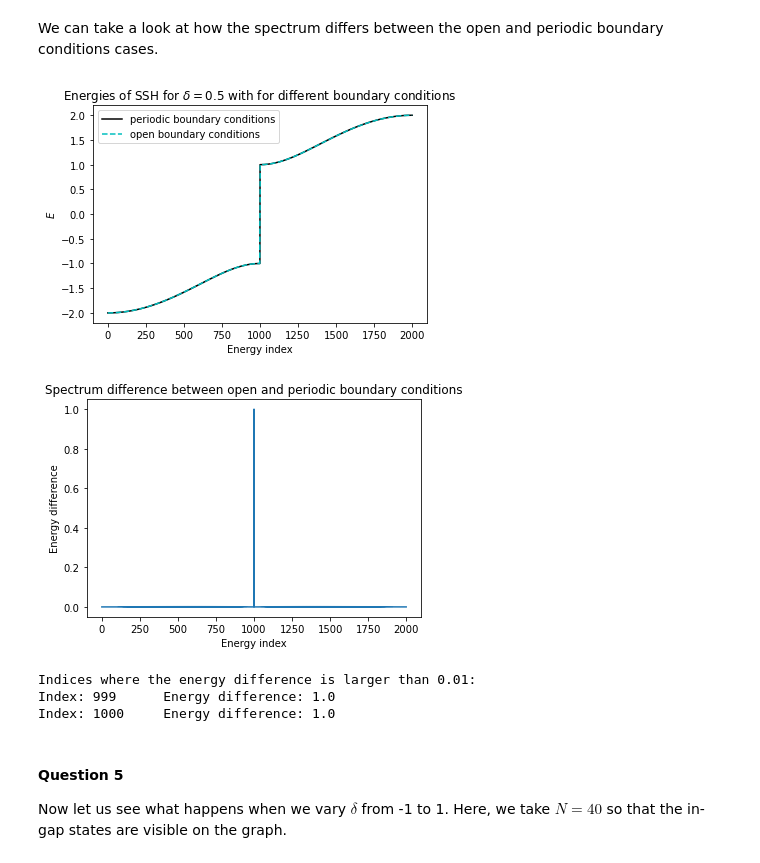
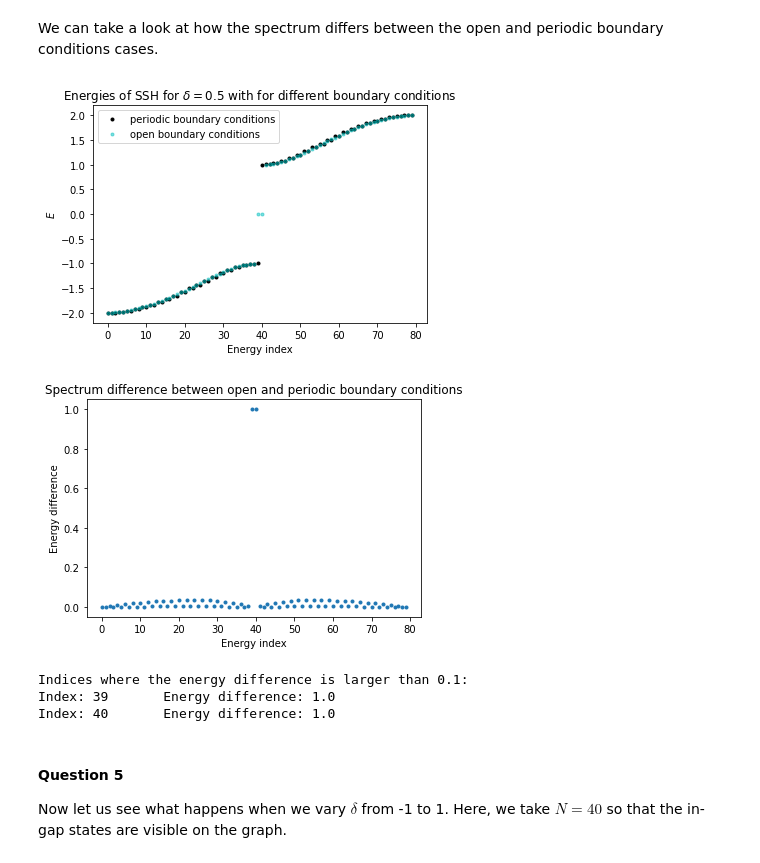
Before and after one commit to Adrien-Kahn/Topological-Theory-in-Condensed-Matter, a Jupyter notebook: TD1/The SSH Model.ipynb, the cells around one changed output. Drawn from its saved outputs; the diff is of its cells as text; code cells hidden in the pictures.

```diff
--- a/TD1/The SSH Model.ipynb
+++ b/TD1/The SSH Model.ipynb
@@ -81,7 +81,7 @@ print(construct_matrix_periodic(0.5, 5))
  [1.5 0.  0.  0.  0.  0.  0.  0.  0.5 0. ]]
 # %%
 delta = 0.5
-N = 1000
+N = 10
 
 # Diagonalize the matrix M to get the eigenmodes
 eigvals_periodic, eigvecs_periodic = np.linalg.eigh(construct_matrix_periodic(delta, N))
@@ -91,7 +91,7 @@ numerical_lower_band_periodic = np.append(np.flip(eigvals_periodic[1:N:2]), eigv
 numerical_upper_band_periodic = np.append(eigvals_periodic[N::2], np.flip(eigvals_periodic[N+1::2]))
 
 # Analytical energies
-k = np.linspace(-np.pi, np.pi, N)
+k = (2 * np.pi * np.array(range(-N//2 + N%2, N//2 + N%2))) / N
 analytical_upper_band = np.sqrt(2 * (1 + delta**2 + (1 - delta**2) * np.cos(k)))
 # %%
 # Plot the numerical and analytical dispersion relations
@@ -154,40 +151,40 @@ print(construct_matrix_open(0.5, 5))
 We can take a look at how the spectrum differs between the open and periodic boundary conditions cases.
 # %%
 delta = 0.5
-N = 1000
+N = 40
 
 # Diagonalize the matrix M to get the eigenmodes for open and periodic boundary conditions
 eigvals_periodic, eigvecs_periodic = np.linalg.eigh(construct_matrix_periodic(delta, N))
 eigvals_open, eigvecs_open = np.linalg.eigh(construct_matrix_open(delta, N))
 
 # Plot the numerical energies for open and periodic boundary condition, in increasing order
-plt.plot(eigvals_periodic, 'k', label='periodic boundary conditions')
-plt.plot(eigvals_open, 'c--', label='open boundary conditions')
+plt.plot(eigvals_periodic, 'k.', label='periodic boundary conditions')
+plt.plot(eigvals_open, 'c.', alpha=0.5, label='open boundary conditions')
 plt.xlabel("Energy index")
 plt.ylabel(r"$E$")
 plt.title("Energies of SSH for $\delta = {}$ with for different boundary conditions".format(delta))
 plt.legend()
 print()
 # %% [output]
-[figure, old version]
+[figure, new version]
 # %%
 # Plot the energy difference between open and periodic boundary conditions when both are in increasing order
 spectrum_difference = abs(eigvals_periodic - eigvals_open)
-plt.plot(spectrum_difference)
+plt.plot(spectrum_difference, '.')
 plt.xlabel("Energy index")
 plt.ylabel("Energy difference")
 plt.title("Spectrum difference between open and periodic boundary conditions")
 print("")
 # %% [output]
-[figure, old version]
+[figure, new version]
 # %%
-print("Indices where the energy difference is larger than 0.01:")
-for k in np.nonzero(spectrum_difference > 0.01)[0]:
+print("Indices where the energy difference is larger than 0.1:")
+for k in np.nonzero(spectrum_difference > 0.1)[0]:
     print("Index: {}\tEnergy difference: {:.4}".format(k, spectrum_difference[k]))
 # %% [output]
-Indices where the energy difference is larger than 0.01:
-Index: 999      Energy difference: 1.0
-Index: 1000     Energy difference: 1.0
+Indices where the energy difference is larger than 0.1:
+Index: 39       Energy difference: 1.0
+Index: 40       Energy difference: 1.0
 # %% [markdown]
 #### Question 5
 
```
Also changed, not shown: parts of 8 cells of this notebook, 2 other files.
